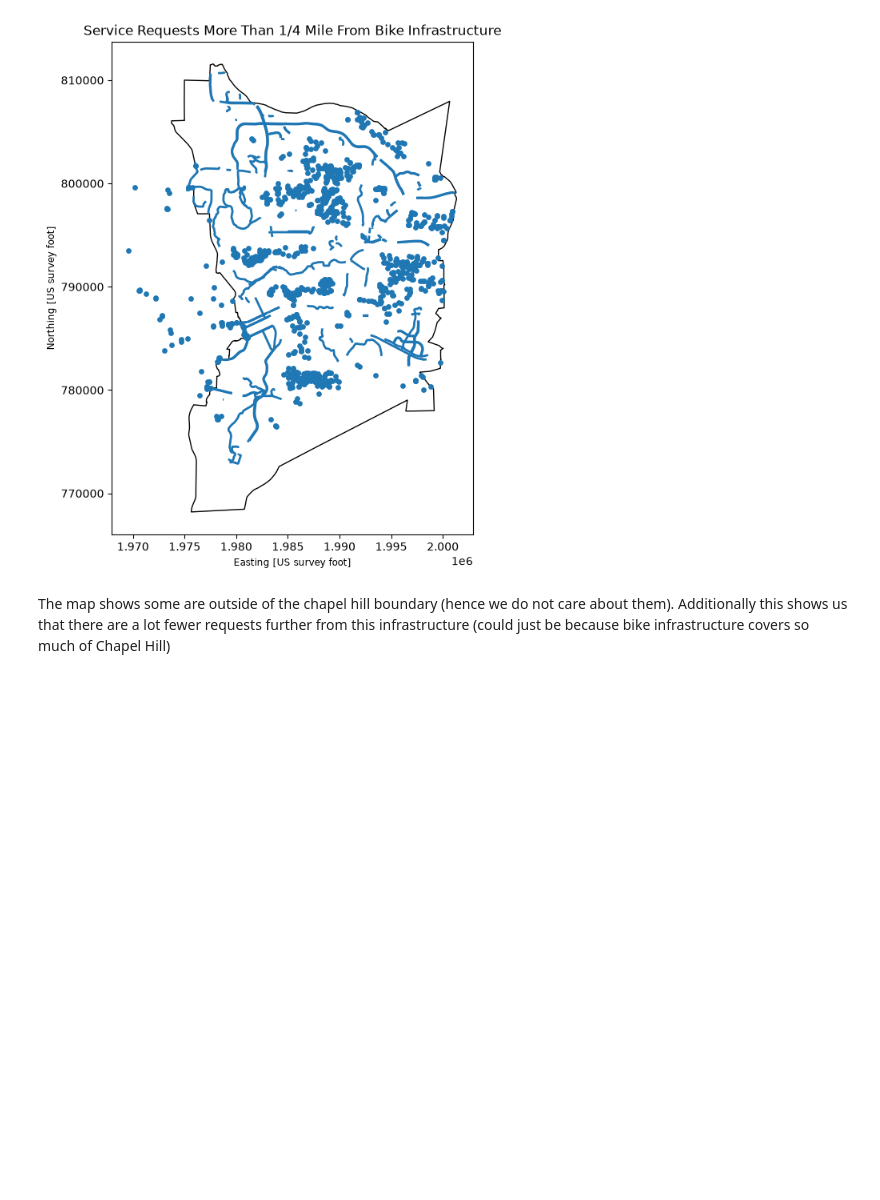
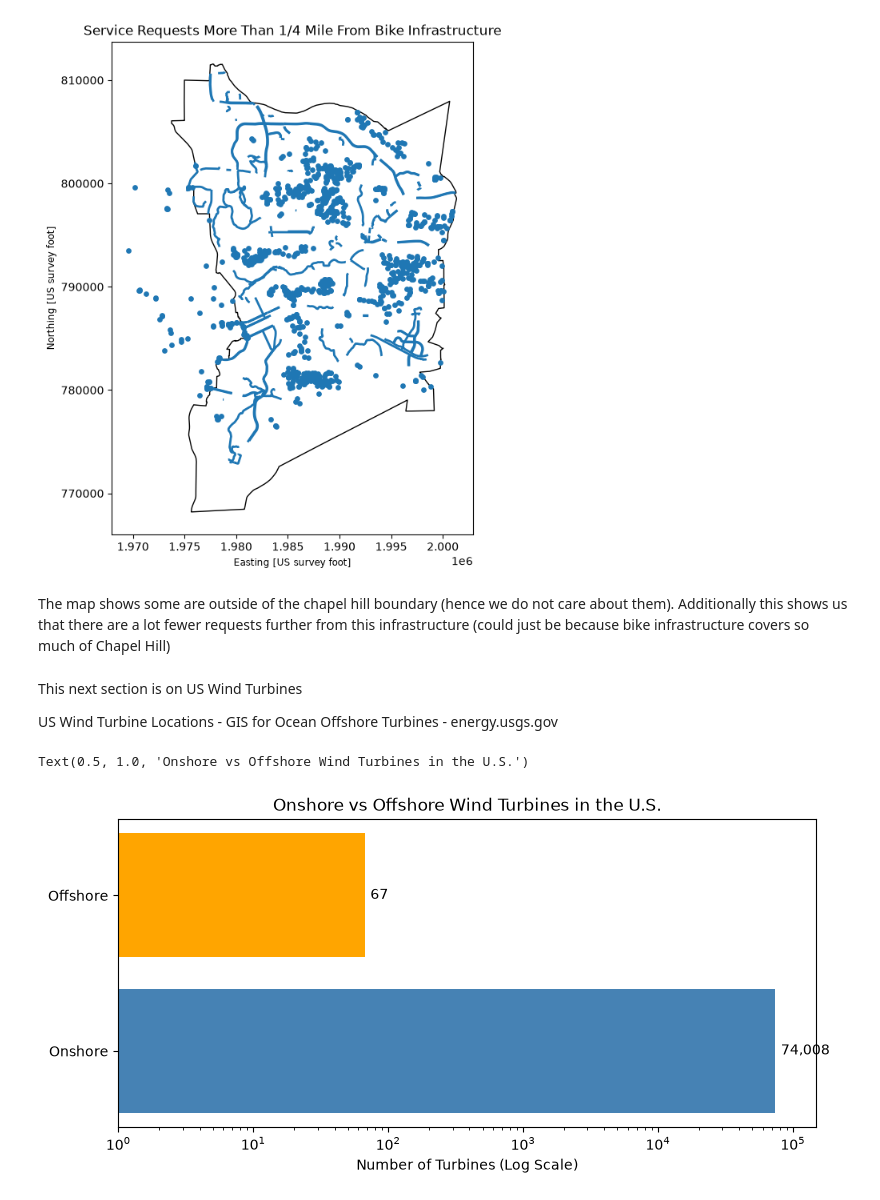
Before and after one commit to kirjo828/geog592-kirjo, a Jupyter notebook: homework/week07/GeoPandaProcess.ipynb, the cells around one changed output. Saved outputs shown, nothing was run; the diff lists cells and outputs as text; code cells hidden in the pictures; blank space fills up the shorter version.

```diff
--- a/homework/week07/GeoPandaProcess.ipynb
+++ b/homework/week07/GeoPandaProcess.ipynb
@@ -166,3 +211,44 @@ plt.show()
 [figure]
 # %% [markdown]
 The map shows some are outside of the chapel hill boundary (hence we do not care about them). Additionally this shows us that there are a lot fewer requests further from this infrastructure (could just be because bike infrastructure covers so much of Chapel Hill)
+# %% [markdown]
+This next section is on US Wind Turbines
+
+US Wind Turbine Locations - GIS for Ocean
+Offshore Turbines - energy.usgs.gov
+# %%
+# Read the data
+turbines = gpd.read_file("data/US_Wind_Turbine_Database.geojson")
+capacity = pd.read_csv("data/turbine.csv")
+states = gpd.read_file("data/states.geojson")
+# %%
+# Join using case_id
+turbines_joined = turbines.merge(
+    capacity,
+    on="case_id",
+    how="left",
+    validate="one_to_one"
+)
+# Check number of turbines offshore
+turbines_joined["t_offshore_y"].value_counts()
+
+#Graph the number of onshore vs offshore turbines (large disaprity)
+labels = ["Onshore", "Offshore"]
+values = [counts.get(0.0, 0), counts.get(1.0, 0)]
+
+fig, ax = plt.subplots(figsize=(9, 4))
+
+bars = ax.barh(labels, values, color=["steelblue", "orange"])
+
+ax.set_xscale("log")
+
+for bar, value in zip(bars, values):
+    ax.text(value * 1.1, bar.get_y() + bar.get_height()/2,
+            f"{value:,}", va="center")
+
+ax.set_xlim(1, max(values) * 2)
+ax.set_xlabel("Number of Turbines (Log Scale)")
+ax.set_title("Onshore vs Offshore Wind Turbines in the U.S.")
+# %% [output]
+Text(0.5, 1.0, 'Onshore vs Offshore Wind Turbines in the U.S.')
+[figure, added]
```
Also changed, not shown: parts of 12 cells of this notebook, 6 other files.
